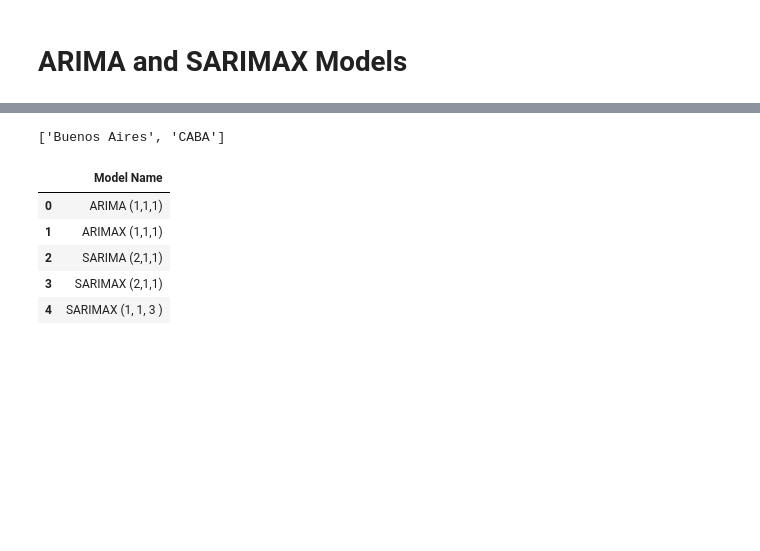
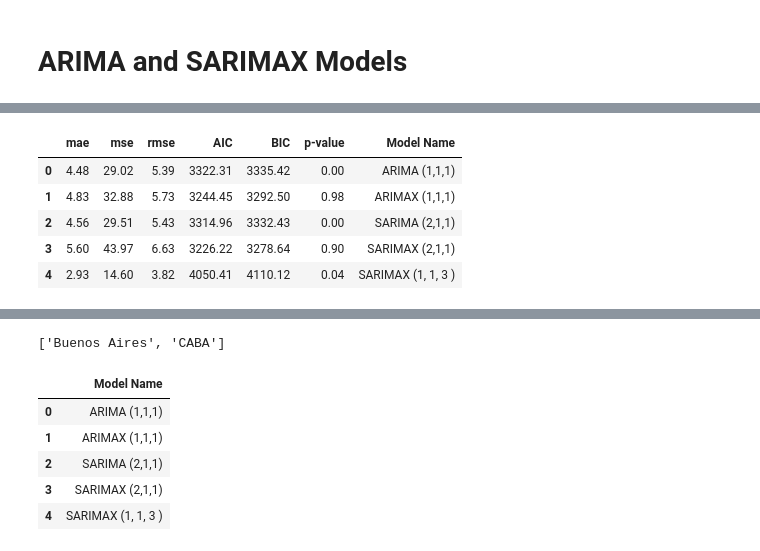
Before and after one commit to Nainho1703/Master_Tesis, a Jupyter notebook: 5.- Time Series.ipynb, the cells around one changed output, grey strips where cells are left out. Drawn from its saved outputs; the diff is of its cells as text; code cells hidden in the pictures; blank space fills up the shorter version.

```diff
--- a/5.- Time Series.ipynb
+++ b/5.- Time Series.ipynb
@@ -431,2 +600,11 @@ max p, d, q: 4, 2, 4
+# %%
+df_metrics_
+# %% [output]
+|  | mae | mse | rmse | AIC | BIC | p-value | Model Name |
+| 0 | 4.48 | 29.02 | 5.39 | 3322.31 | 3335.42 | 0.00 | ARIMA (1,1,1) |
+| 1 | 4.83 | 32.88 | 5.73 | 3244.45 | 3292.50 | 0.98 | ARIMAX (1,1,1) |
+| 2 | 4.56 | 29.51 | 5.43 | 3314.96 | 3332.43 | 0.00 | SARIMA (2,1,1) |
+| 3 | 5.60 | 43.97 | 6.63 | 3226.22 | 3278.64 | 0.90 | SARIMAX (2,1,1) |
+| 4 | 2.93 | 14.60 | 3.82 | 4050.41 | 4110.12 | 0.04 | SARIMAX (1, 1, 3 ) |
 # %%
 # Save df_metrics DataFrame to a CSV file with a filename based on l_provincias
```
Also changed, not shown: parts of 8 cells of this notebook, 2 other files.
